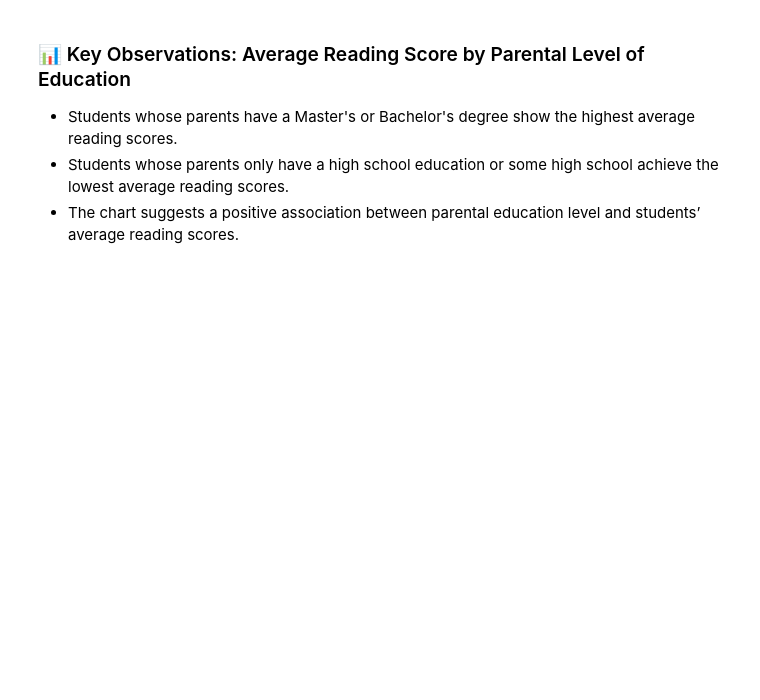
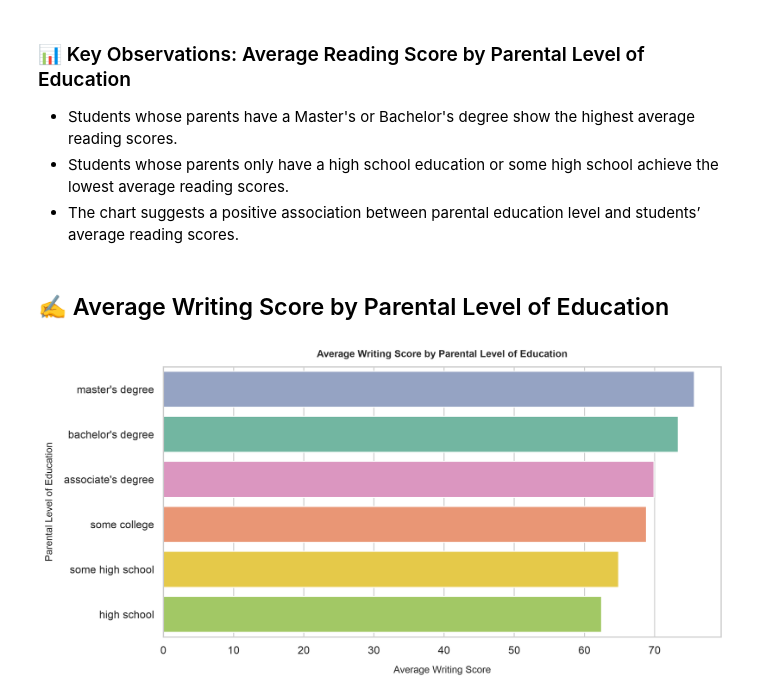
Before and after one commit to Pratyush-Guleria/data-analysis-projects, a Jupyter notebook: project-01-student-performance-analysis/notebooks/01_eda.ipynb, the cells around one changed output. Saved outputs shown, nothing was run; the diff lists cells and outputs as text; code cells hidden in the pictures; blank space fills up the shorter version.

Commit message:
Analysis on average writing sore by parental level of education

```diff
--- a/project-01-student-performance-analysis/notebooks/01_eda.ipynb
+++ b/project-01-student-performance-analysis/notebooks/01_eda.ipynb
@@ -596,3 +596,30 @@ plt.show()
 * Students whose parents have a Master's or Bachelor's degree show the highest average reading scores.
 * Students whose parents only have a high school education or some high school achieve the lowest average reading scores.
 * The chart suggests a positive association between parental education level and students’ average reading scores.
+# %% [markdown]
+## ✍️ Average Writing Score by Parental Level of Education
+# %%
+plt.figure(figsize = (10, 5))
+
+writing_order = df.groupby("parental level of education")["writing score"].mean().sort_values(ascending = False).index
+
+sns.barplot(data = df,
+            x = "writing score",
+            y = "parental level of education",
+            order = writing_order,
+            palette = "Set2",
+            hue = "parental level of education",
+            legend = False,
+            errorbar = None
+)
+plt.title("Average Writing Score by Parental Level of Education", fontsize = 10, fontweight = "bold", pad = 10)
+
+plt.xlabel("Average Writing Score", fontsize = 10, labelpad = 10)
+plt.ylabel("Parental Level of Education", fontsize = 10, labelpad = 10)
+
+plt.tight_layout()
+
+plt.savefig("../images/average_writing_score_by_parental_level_of_education.png", dpi = 300, bbox_inches = "tight")
+plt.show()
+# %% [output]
+[figure, added]
```
Also changed, not shown: parts of 1 cell of this notebook.
